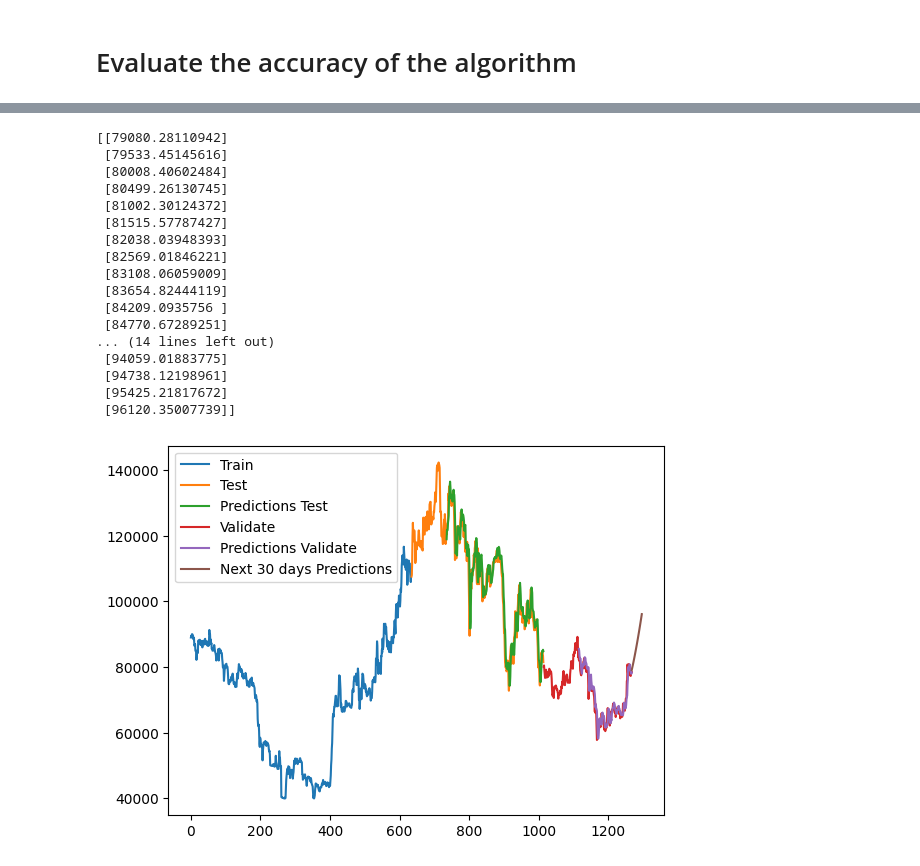
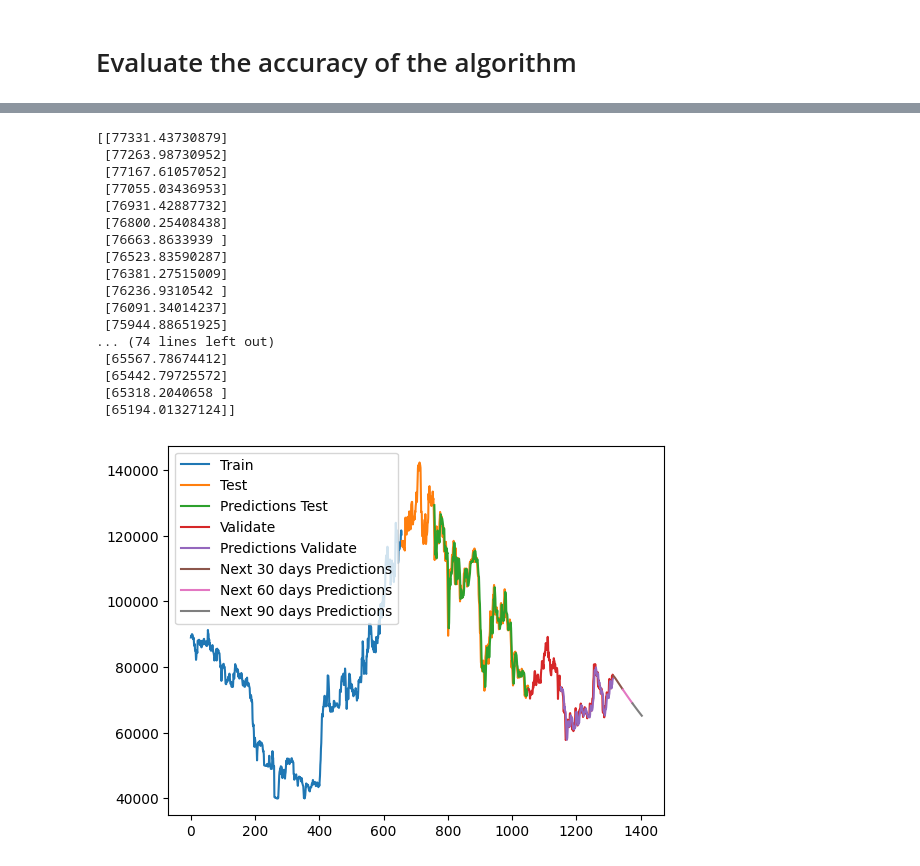
Before and after one commit to nguyenduongchitamUIT/IS403_O22_HTCL_6, a Jupyter notebook: Model/GRU/MSN.ipynb, the cells around one changed output, grey strips where cells are left out. Cells and saved outputs as stored; diff of their text form; code cells hidden in the pictures.

```diff
--- a/Model/GRU/MSN.ipynb
+++ b/Model/GRU/MSN.ipynb
@@ -58,6 +58,8 @@ memory usage: 69.5+ KB
 <h1> Tien xu ly du lieu
 # %%
 df = df.dropna() # Drop missing values
+df['Date'] = pd.to_datetime(df['Date'])
+df["Price"] = df["Price"].str.replace(',', '').astype(float)
 # %%
 df1 = df.reset_index()['Price']
 # %%
@@ -217,7 +219,7 @@ Testing MAPE: 1.4957229499391915
 # %% [markdown]
 <h1>Du doan co phieu trong 30 ngay tiep theo
 # %%
-x_input=val_data[28:].reshape(1,-1)
+x_input=val_data[30:].reshape(1,-1)
 x_input.shape
 
 temp_input=list(x_input)
@@ -228,7 +230,7 @@ from numpy import array
 lst_output=[]
 n_steps=100
 i=0
-while i < 30:
+while i < 90:
     if len(temp_input) > 100:
         x_input = np.array(temp_input[1:])
         print("{} day input {}".format(i,x_input))
@@ -461,5 +470,5 @@ Testing MAPE: 1.9714938606904673
 # %%
-x_input=val_data[28:].reshape(1,-1)
+x_input=val_data[30:].reshape(1,-1)
 x_input.shape
 
 temp_input=list(x_input)
@@ -470,7 +479,7 @@ from numpy import array
 lst_output=[]
 n_steps=100
 i=0
-while i < 30:
+while i < 90:
     if len(temp_input) > 100:
         x_input = np.array(temp_input[1:])
         print("{} day input {}".format(i,x_input))
@@ -703,5 +719,5 @@ Testing MAPE: 2.348069630430212
 # %%
-x_input=val_data[28:].reshape(1,-1)
+x_input=val_data[30:].reshape(1,-1)
 x_input.shape
 
 temp_input=list(x_input)
@@ -712,7 +728,7 @@ from numpy import array
 lst_output=[]
 n_steps=100
 i=0
-while i < 30:
+while i < 90:
     if len(temp_input) > 100:
         x_input = np.array(temp_input[1:])
         print("{} day input {}".format(i,x_input))
@@ -753,44 +769,51 @@ while i < 30:
 # %%
 print(scaler.inverse_transform(lst_output))
 # %% [output]
-[[79080.28110942]
- [79533.45145616]
- [80008.40602484]
- [80499.26130745]
- [81002.30124372]
- [81515.57787427]
- [82038.03948393]
- [82569.01846221]
- [83108.06059009]
- [83654.82444119]
- [84209.0935756 ]
- [84770.67289251]
-... (14 lines left out)
- [94059.01883775]
- [94738.12198961]
- [95425.21817672]
- [96120.35007739]]
+[[77331.43730879]
+ [77263.98730952]
+ [77167.61057052]
+ [77055.03436953]
+ [76931.42887732]
+ [76800.25408438]
+ [76663.8633939 ]
+ [76523.83590287]
+ [76381.27515009]
+ [76236.9310542 ]
+ [76091.34014237]
+ [75944.88651925]
+... (74 lines left out)
+ [65567.78674412]
+ [65442.79725572]
+ [65318.2040658 ]
+ [65194.01327124]]
 # %%
 #Ve hinh
 train_data_index = pd.RangeIndex(start=0, stop=train_size, step=1)
 plt.plot(scaler.inverse_transform(train_data))
 
 test_data_index = pd.RangeIndex(start=train_size, stop=train_size+test_size, step=1)
 plt.plot(test_data_index,scaler.inverse_transform(test_data))
 
 test_data_index = pd.RangeIndex(start=train_size+101, stop=train_size+test_size, step=1)
 plt.plot(test_data_index,(y_pred))
 
 val_data_index = pd.RangeIndex(start=train_size+test_size, stop=train_size+test_size+val_size, step=1)
 plt.plot(val_data_index,scaler.inverse_transform(val_data))
 
 val_data_index = pd.RangeIndex(start=train_size+test_size+101, stop=train_size+test_size+val_size, step=1)
 plt.plot(val_data_index,y_pred_val)
 
-prediect_data_index = pd.RangeIndex(start=len(df1)-1, stop=len(df1)+29, step=1)
-plt.plot(prediect_data_index,scaler.inverse_transform(lst_output))
-plt.legend(['Train','Test','Predictions Test','Validate','Predictions Validate','Next 30 days Predictions'])
+next_30_days_index = pd.RangeIndex(start=len(df1), stop=len(df1)+30, step=1)
+plt.plot(next_30_days_index, scaler.inverse_transform(lst_output[:30]))
+
+next_60_days_index = pd.RangeIndex(start=len(df1)+30, stop=len(df1)+60, step=1)
+plt.plot(next_60_days_index, scaler.inverse_transform(lst_output[30:60]))
+
+next_90_days_index = pd.RangeIndex(start=len(df1)+60, stop=len(df1)+90, step=1)
+plt.plot(next_90_days_index, scaler.inverse_transform(lst_output[60:]))
+
+plt.legend(['Train','Test','Predictions Test','Validate','Predictions Validate','Next 30 days Predictions','Next 60 days Predictions','Next 90 days Predictions'])
 
 plt.show()
 # %% [output]
-[figure, old version]
+[figure, new version]
```
Also changed, not shown: parts of 26 cells of this notebook, 8 other files.
